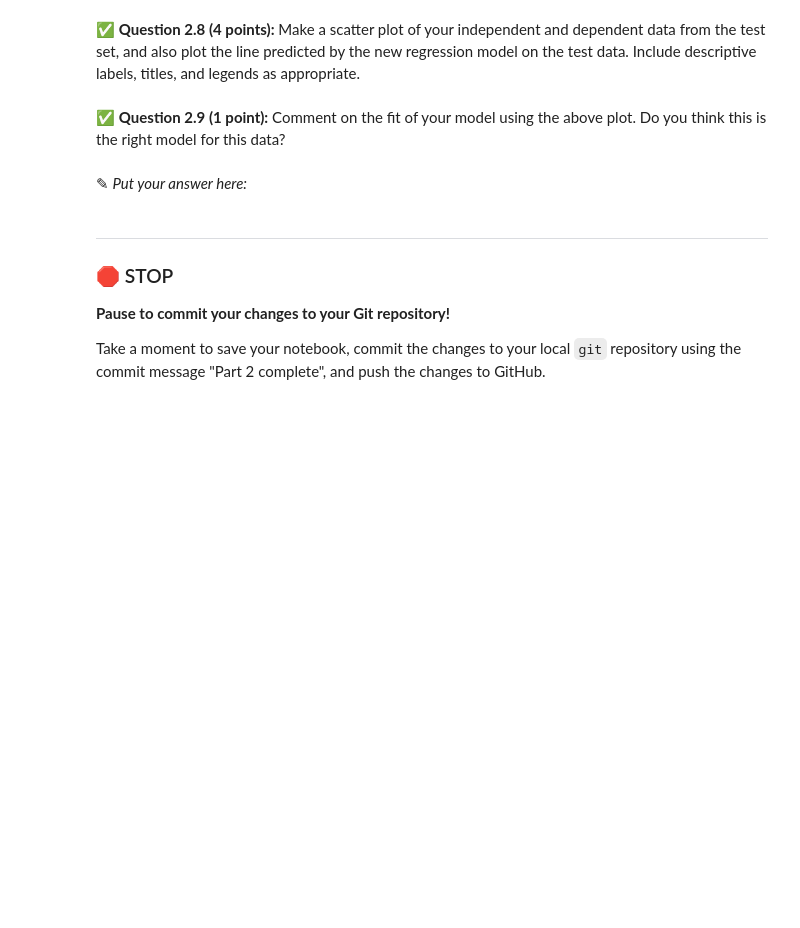
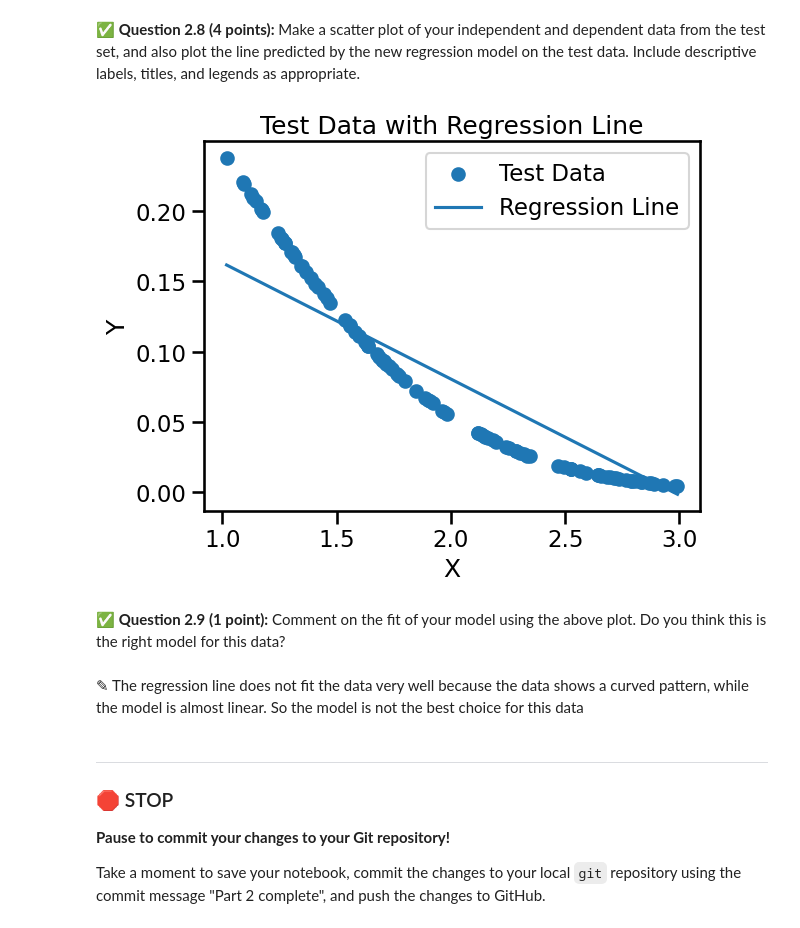
Before and after one commit to Nicolas0622/cmse202-s26-turnin, a Jupyter notebook: hw-03/HW-03_Regression-S26-STUDENT.ipynb, the cells around one changed output. Saved outputs shown, nothing was run; the diff lists cells and outputs as text; code cells hidden in the pictures; blank space fills up the shorter version.

```diff
--- a/hw-03/HW-03_Regression-S26-STUDENT.ipynb
+++ b/hw-03/HW-03_Regression-S26-STUDENT.ipynb
@@ -137,2 +183,10 @@ In this part, we'll perform some one-variable linear regression analysis on the
+# %%
+# Put your code here
+test_data = pd.read_csv("Test_1.csv")
+
+X_test = test_data["X"]
+Y_test = test_data["Y"]
+
+X_test = sm.add_constant(X_test)
 # %% [markdown]
 &#9989; **Question 2.8 (4 points):** Make a scatter plot of your independent and dependent data from the test set, and also plot the line predicted by the new regression model on the test data. Include descriptive labels, titles, and legends as appropriate.
@@ -141,7 +193,21 @@ In this part, we'll perform some one-variable linear regression analysis on the
+# %%
+# Put your answer here
+plt.scatter(test_data["X"], test_data["Y"], label="Test Data")
+
+y_test_pred = model.predict(X_test)
+plt.plot(test_data["X"], y_test_pred, label="Regression Line")
+
+plt.xlabel("X")
+plt.ylabel("Y")
+plt.title("Test Data with Regression Line")
+plt.legend()
+plt.show()
+# %% [output]
+[figure, added]
 # %% [markdown]
 &#9989; **Question 2.9 (1 point):** Comment on the fit of your model using the above plot. Do you think this is the right model for this data?
-# %% [markdown]
-<font size=+3>&#9998;</font> _Put your answer here:_
+# %% [markdown]
+<font size=+3>&#9998;</font> The regression line does not fit the data very well because the data shows a curved pattern, while the model is almost linear. So the model is not the best choice for this data
 # %% [markdown]
 ---
 ### &#128721; STOP
```
Also changed, not shown: parts of 16 cells of this notebook.
